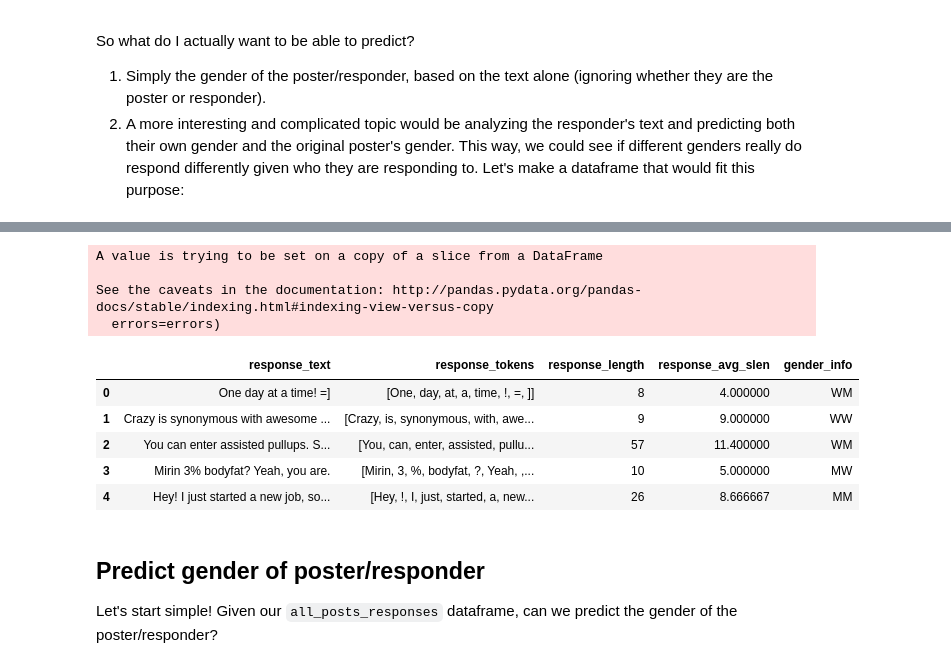
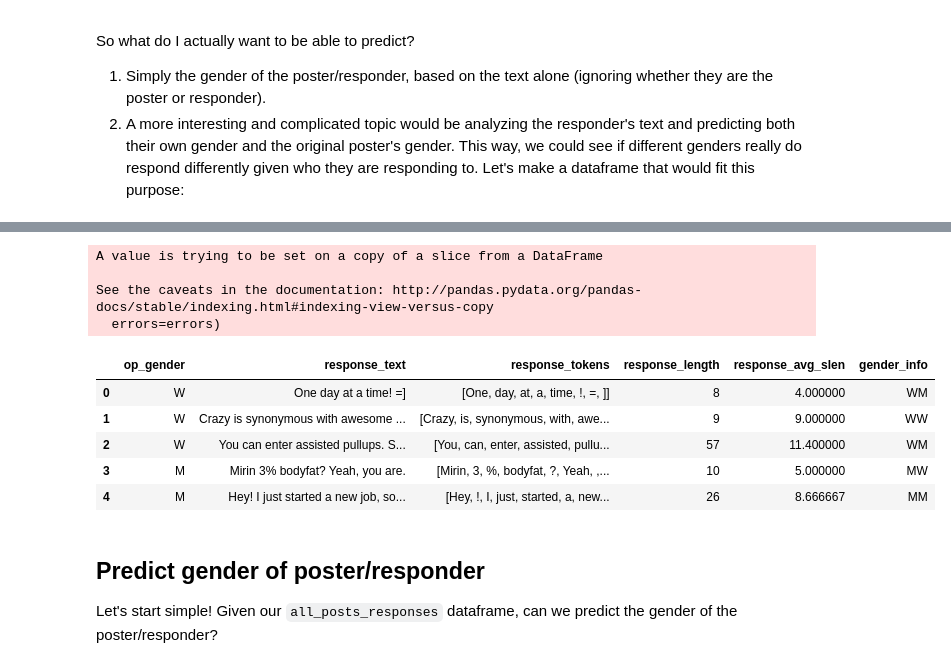
Before and after one commit to Data-Science-for-Linguists-2019/Gendered-Interaction-Online, a Jupyter notebook: machine_learning.ipynb, the cells around one changed output, grey strips where cells are left out. Cells and saved outputs as stored; diff of their text form; code cells hidden in the pictures.

```diff
--- a/machine_learning.ipynb
+++ b/machine_learning.ipynb
@@ -207,20 +207,20 @@ See the caveats in the documentation: http://pandas.pydata.org/pandas-docs/stabl
 | 3 | M | W | Mirin 3% bodyfat? Yeah, you are. | [Mirin, 3, %, bodyfat, ?, Yeah, ,... | 10 | 5.000000 | ... |
 | 4 | M | M | Hey! I just started a new job, so... | [Hey, !, I, just, started, a, new... | 26 | 8.666667 | ... |
 # %%
-# drop the columns
-responder_df.drop(labels=['op_gender','responder_gender'], axis=1, inplace=True)
+# drop the columns (keep op_gender in there for later)
+responder_df.drop(labels=['responder_gender'], axis=1, inplace=True)
 responder_df.head()
 # %% [output]
 A value is trying to be set on a copy of a slice from a DataFrame
 
 See the caveats in the documentation: http://pandas.pydata.org/pandas-docs/stable/indexing.html#indexing-view-versus-copy
   errors=errors)
-|  | response_text | response_tokens | response_length | response_avg_slen | gender_info |
-| 0 | One day at a time! =] | [One, day, at, a, time, !, =, ]] | 8 | 4.000000 | WM |
-| 1 | Crazy is synonymous with awesome ... | [Crazy, is, synonymous, with, awe... | 9 | 9.000000 | WW |
-| 2 | You can enter assisted pullups. S... | [You, can, enter, assisted, pullu... | 57 | 11.400000 | WM |
-| 3 | Mirin 3% bodyfat? Yeah, you are. | [Mirin, 3, %, bodyfat, ?, Yeah, ,... | 10 | 5.000000 | MW |
-| 4 | Hey! I just started a new job, so... | [Hey, !, I, just, started, a, new... | 26 | 8.666667 | MM |
+|  | op_gender | response_text | response_tokens | response_length | response_avg_slen | gender_info |
+| 0 | W | One day at a time! =] | [One, day, at, a, time, !, =, ]] | 8 | 4.000000 | WM |
+| 1 | W | Crazy is synonymous with awesome ... | [Crazy, is, synonymous, with, awe... | 9 | 9.000000 | WW |
+| 2 | W | You can enter assisted pullups. S... | [You, can, enter, assisted, pullu... | 57 | 11.400000 | WM |
+| 3 | M | Mirin 3% bodyfat? Yeah, you are. | [Mirin, 3, %, bodyfat, ?, Yeah, ,... | 10 | 5.000000 | MW |
+| 4 | M | Hey! I just started a new job, so... | [Hey, !, I, just, started, a, new... | 26 | 8.666667 | MM |
 # %% [markdown]
 ## Predict gender of poster/responder
 Let's start simple! Given our `all_posts_responses` dataframe, can we predict the gender of the poster/responder?
```
Also changed, not shown: parts of 23 cells of this notebook.
